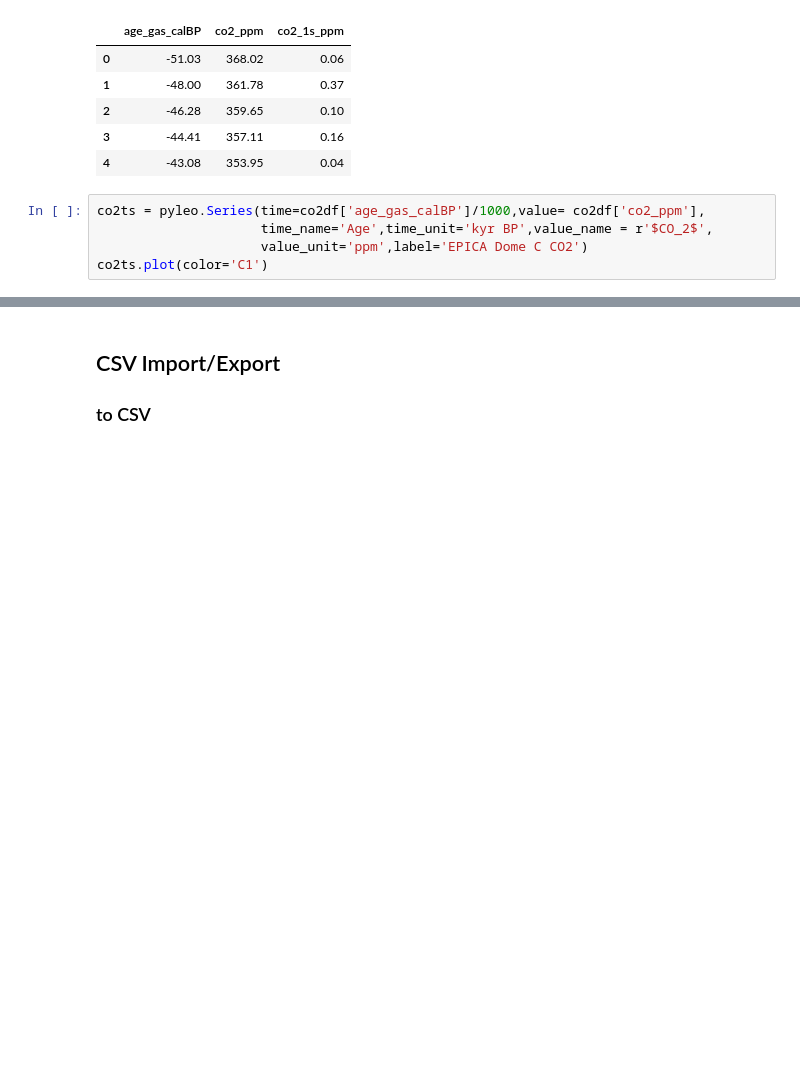
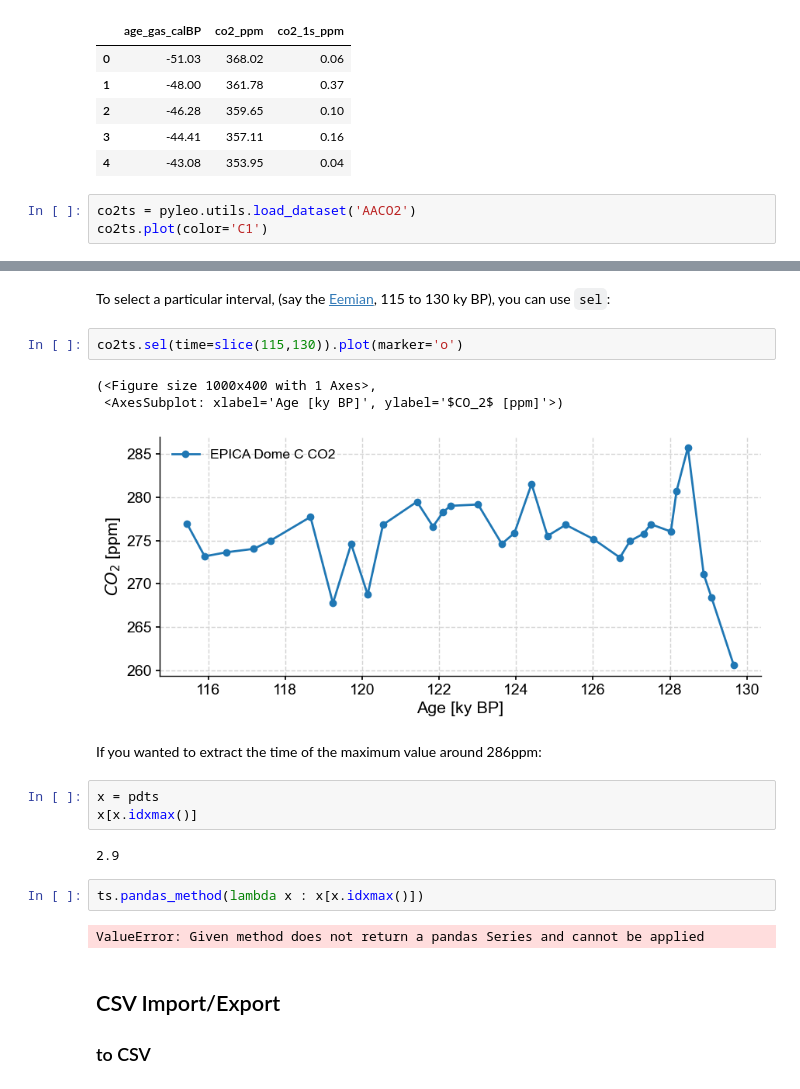
Before and after one commit to LinkedEarth/paleoPandas, a Jupyter notebook: notebooks/Paleopandas Playground.ipynb, the cells around one changed output, grey strips where cells are left out. Cells and saved outputs as stored; diff of their text form; blank space fills up the shorter version.

```diff
--- a/notebooks/Paleopandas Playground.ipynb
+++ b/notebooks/Paleopandas Playground.ipynb
@@ -248,8 +216,6 @@ co2df.head()
 | 3 | -44.41 | 357.11 | 0.16 |
 | 4 | -43.08 | 353.95 | 0.04 |
 # %%
-co2ts = pyleo.Series(time=co2df['age_gas_calBP']/1000,value= co2df['co2_ppm'],
-                     time_name='Age',time_unit='kyr BP',value_name = r'$CO_2$',
-                     value_unit='ppm',label='EPICA Dome C CO2')
+co2ts = pyleo.utils.load_dataset('AACO2')
 co2ts.plot(color='C1')
 # %% [output]
@@ -317,3 +243,22 @@ Provided time medata translated to retrograde flow, 10^3 year units, and year 19
+# %% [markdown]
+To select a particular interval, (say the [Eemian](https://en.wikipedia.org/wiki/Eemian), 115 to 130 ky BP), you can use `sel`:
+# %%
+co2ts.sel(time=slice(115,130)).plot(marker='o')
+# %% [output]
+(<Figure size 1000x400 with 1 Axes>,
+ <AxesSubplot: xlabel='Age [ky BP]', ylabel='$CO_2$ [ppm]'>)
+[figure, added]
+# %% [markdown]
+If you wanted to extract the time of the maximum value around 286ppm:
+# %%
+x = pdts
+x[x.idxmax()]
+# %% [output]
+2.9
+# %%
+ts.pandas_method(lambda x : x[x.idxmax()])
+# %% [output]
+ValueError: Given method does not return a pandas Series and cannot be applied
 # %% [markdown]
 ## CSV Import/Export
 
```
Also changed, not shown: parts of 53 cells of this notebook, 4 other files.
